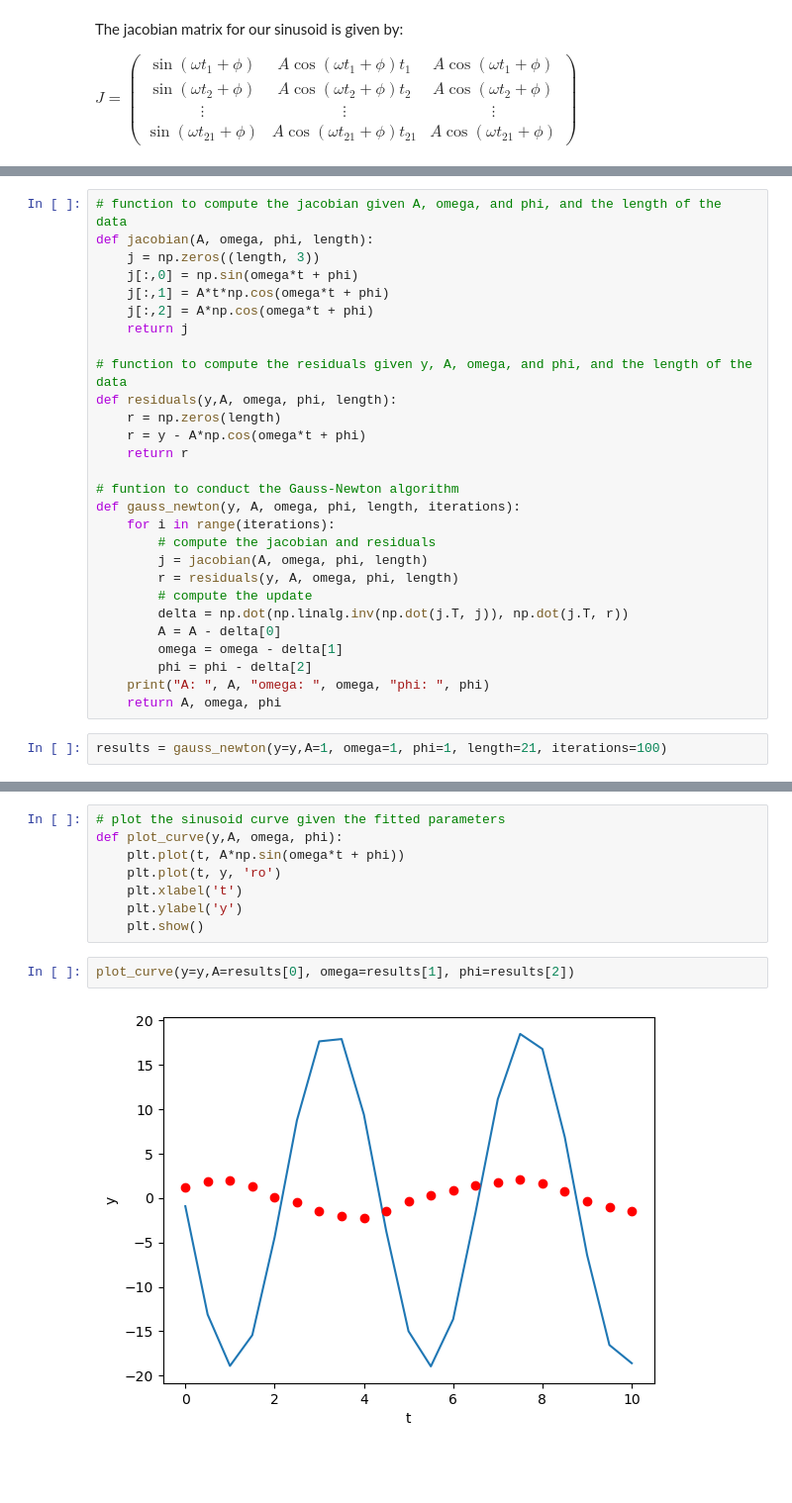
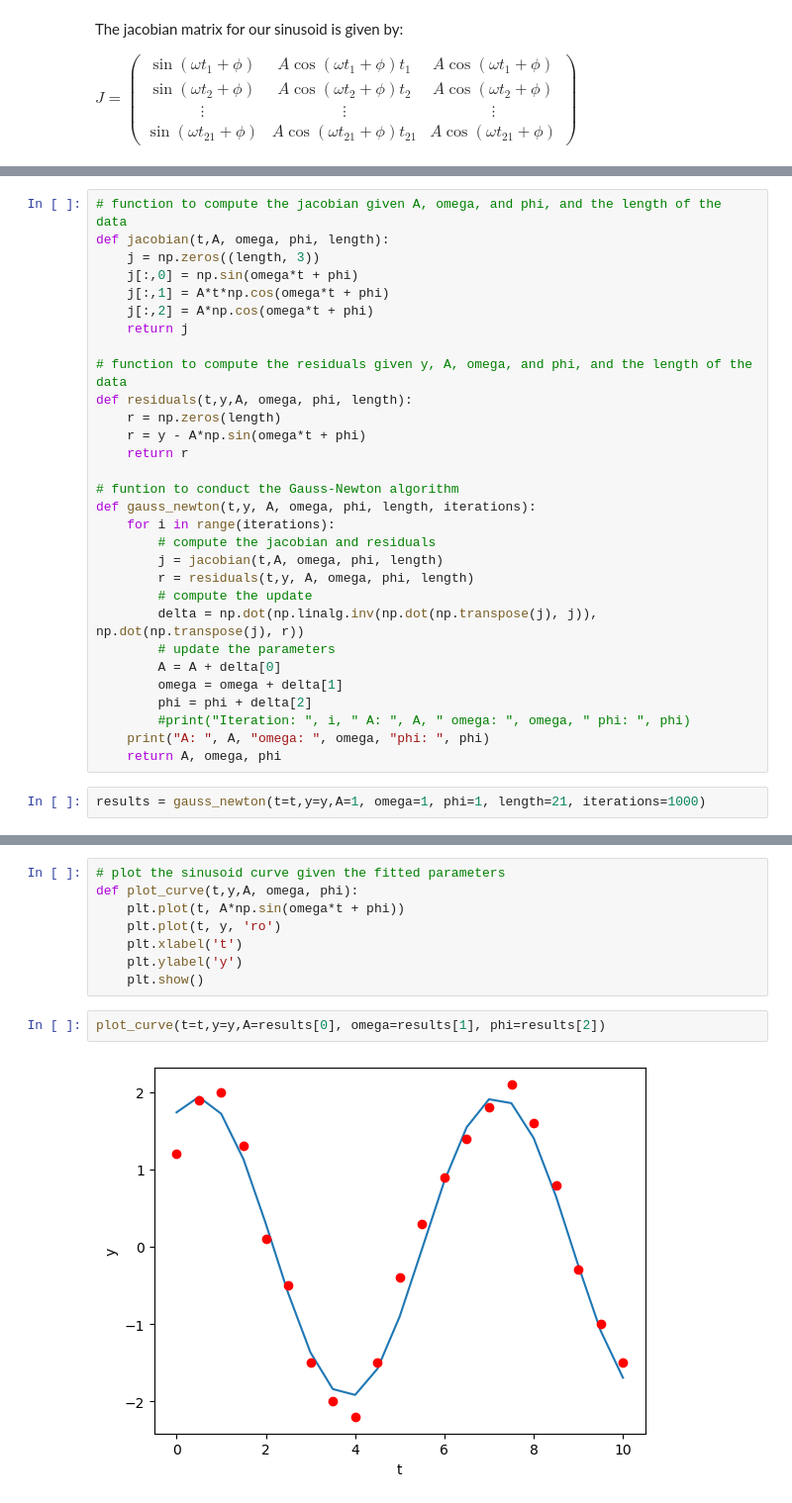
Before and after one commit to BickieSmalls/grad_school, a Jupyter notebook: MATH504 - Numerical Methods/Homework Response/BICK-hw10.ipynb, the cells around one changed output, grey strips where cells are left out. Shown at 99% size. Drawn from its saved outputs; the diff is of its cells as text; blank space fills up the shorter version.

```diff
--- a/MATH504 - Numerical Methods/Homework Response/BICK-hw10.ipynb
+++ b/MATH504 - Numerical Methods/Homework Response/BICK-hw10.ipynb
@@ -121,6 +155,6 @@ We now implement the Gauss-Newton method. We start with an initial guess of $A =
 # %%
 # function to compute the jacobian given A, omega, and phi, and the length of the data
-def jacobian(A, omega, phi, length):
+def jacobian(t,A, omega, phi, length):
     j = np.zeros((length, 3))
     j[:,0] = np.sin(omega*t + phi)
     j[:,1] = A*t*np.cos(omega*t + phi)
@@ -128,24 +162,26 @@ def jacobian(A, omega, phi, length):
     return j
 
 # function to compute the residuals given y, A, omega, and phi, and the length of the data
-def residuals(y,A, omega, phi, length):
+def residuals(t,y,A, omega, phi, length):
     r = np.zeros(length)
-    r = y - A*np.cos(omega*t + phi)
+    r = y - A*np.sin(omega*t + phi)
     return r
 
 # funtion to conduct the Gauss-Newton algorithm
-def gauss_newton(y, A, omega, phi, length, iterations):
+def gauss_newton(t,y, A, omega, phi, length, iterations):
     for i in range(iterations):
         # compute the jacobian and residuals
-        j = jacobian(A, omega, phi, length)
-        r = residuals(y, A, omega, phi, length)
+        j = jacobian(t,A, omega, phi, length)
+        r = residuals(t,y, A, omega, phi, length)
         # compute the update
-        delta = np.dot(np.linalg.inv(np.dot(j.T, j)), np.dot(j.T, r))
-        A = A - delta[0]
-        omega = omega - delta[1]
-        phi = phi - delta[2]
+        delta = np.dot(np.linalg.inv(np.dot(np.transpose(j), j)), np.dot(np.transpose(j), r))
+        # update the parameters
+        A = A + delta[0]
+        omega = omega + delta[1]
+        phi = phi + delta[2]
+        #print("Iteration: ", i, " A: ", A, " omega: ", omega, " phi: ", phi)
     print("A: ", A, "omega: ", omega, "phi: ", phi)
     return A, omega, phi
 # %%
-results = gauss_newton(y=y,A=1, omega=1, phi=1, length=21, iterations=100)
+results = gauss_newton(t=t,y=y,A=1, omega=1, phi=1, length=21, iterations=1000)
 # %% [output]
@@ -153,12 +189,12 @@ A:  18.98421580317092 omega:  -1.4291341877261277 phi:  174.3102060722144
 # %%
 # plot the sinusoid curve given the fitted parameters
-def plot_curve(y,A, omega, phi):
+def plot_curve(t,y,A, omega, phi):
     plt.plot(t, A*np.sin(omega*t + phi))
     plt.plot(t, y, 'ro')
     plt.xlabel('t')
     plt.ylabel('y')
     plt.show()
 # %%
-plot_curve(y=y,A=results[0], omega=results[1], phi=results[2])
+plot_curve(t=t,y=y,A=results[0], omega=results[1], phi=results[2])
 # %% [output]
-[figure, old version]
+[figure, new version]
```
Also changed, not shown: parts of 6 cells of this notebook.
